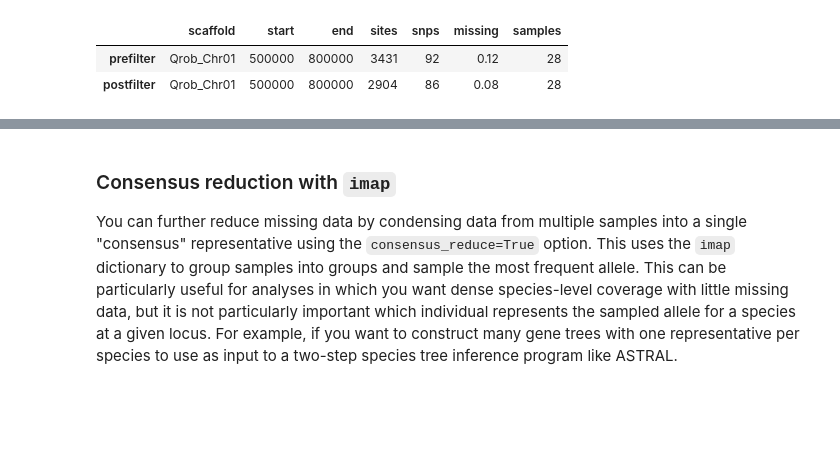
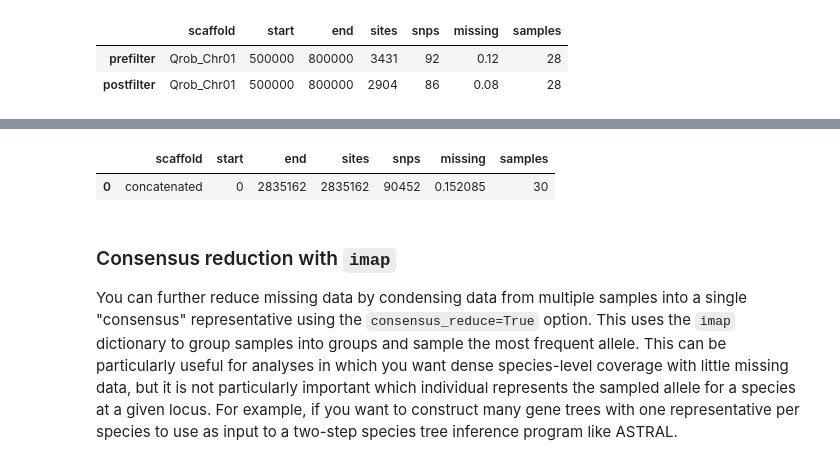
Before and after one commit to dereneaton/ipyrad, a Jupyter notebook: newdocs/API-analysis/cookbook-window_extracter.ipynb, the cells around one changed output, grey strips where cells are left out. Drawn from its saved outputs; the diff is of its cells as text; code cells hidden in the pictures; blank space fills up the shorter version.

```diff
--- a/newdocs/API-analysis/cookbook-window_extracter.ipynb
+++ b/newdocs/API-analysis/cookbook-window_extracter.ipynb
@@ -167,3 +197,16 @@ ext.stats
+# %%
+# select a scaffold idx, start, and end positions
+ext = ipa.window_extracter(
+    data=seqfile,
+    scaffold_idx=[0, 1, 2, 3, 4, 5],
+    mincov=0.5,
+)
+
+# show stats of the window
+ext.stats
+# %% [output]
+|  | scaffold | start | end | sites | snps | missing | samples |
+| 0 | concatenated | 0 | 2835162 | 2835162 | 90452 | 0.152085 | 30 |
 # %% [markdown]
 ### Consensus reduction with `imap`
 
```
Also changed, not shown: parts of 8 cells of this notebook, 2 other files.
